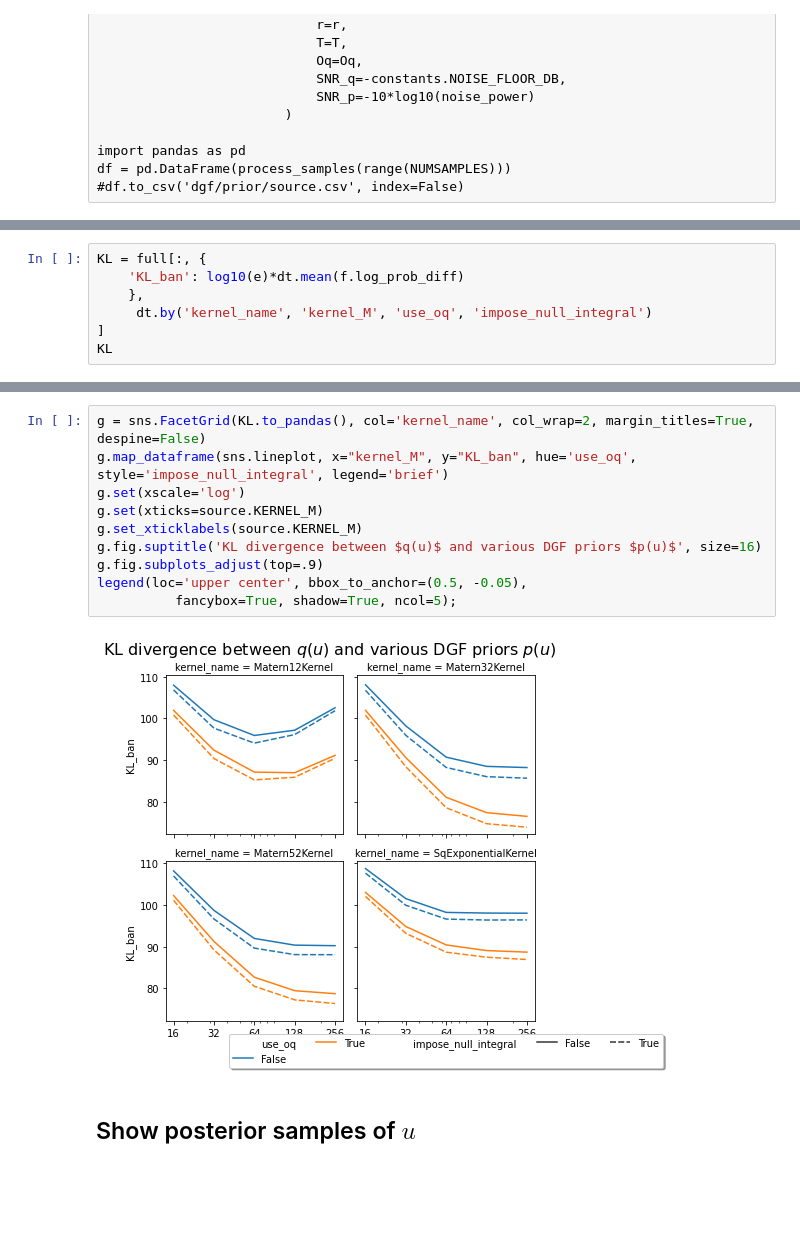
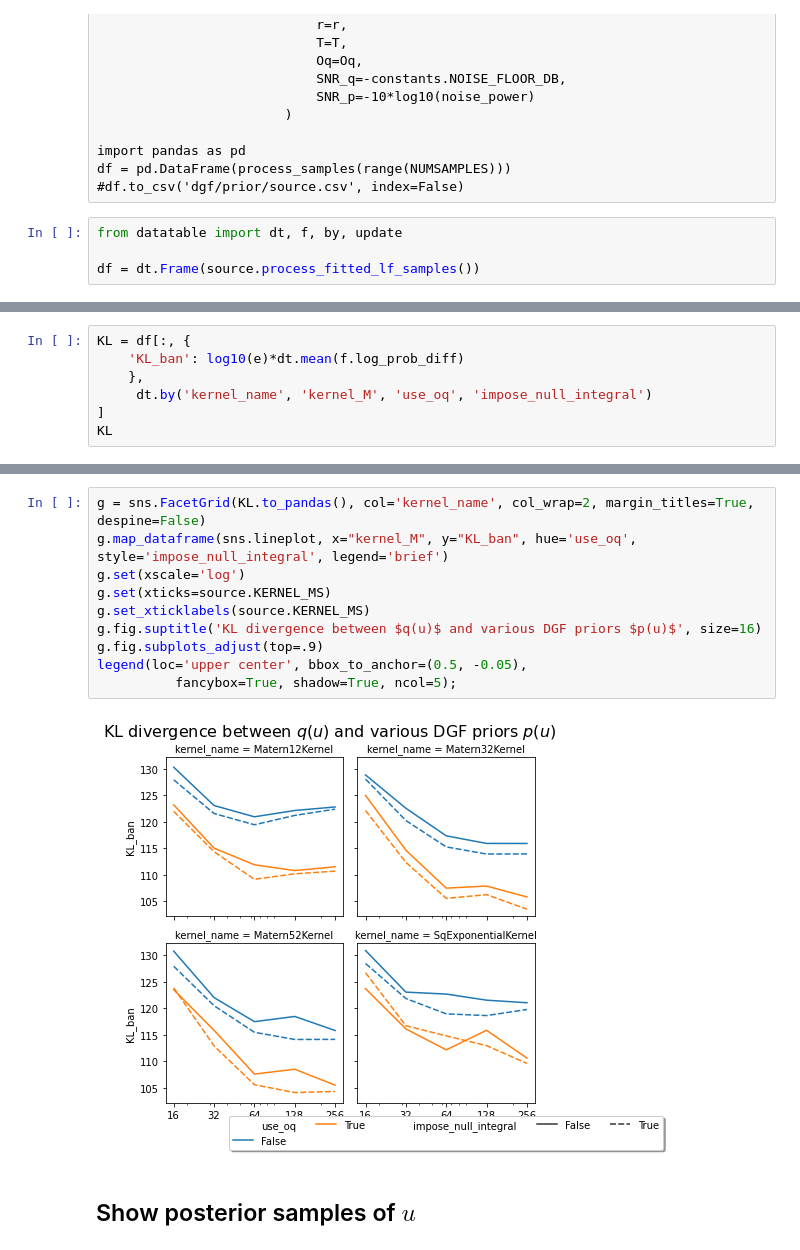
Before and after one commit to mvsoom/thesis-py, a Jupyter notebook: dgf/prior/source.ipynb, the cells around one changed output, grey strips where cells are left out. Drawn from its saved outputs; the diff is of its cells as text; blank space fills up the shorter version.

```diff
--- a/dgf/prior/source.ipynb
+++ b/dgf/prior/source.ipynb
@@ -221,3 +238,7 @@ def process_samples(indices):
 import pandas as pd
 df = pd.DataFrame(process_samples(range(NUMSAMPLES)))
 #df.to_csv('dgf/prior/source.csv', index=False)
+# %%
+from datatable import dt, f, by, update
+
+df = dt.Frame(source.process_fitted_lf_samples())
@@ -233,5 +301,5 @@ hist(full['log_prob_diff'], bins=30);
 # %%
-KL = full[:, {
+KL = df[:, {
     'KL_ban': log10(e)*dt.mean(f.log_prob_diff)
     },
      dt.by('kernel_name', 'kernel_M', 'use_oq', 'impose_null_integral')
@@ -260,15 +328,15 @@ KL
 # %%
 g = sns.FacetGrid(KL.to_pandas(), col='kernel_name', col_wrap=2, margin_titles=True, despine=False)
 g.map_dataframe(sns.lineplot, x="kernel_M", y="KL_ban", hue='use_oq', style='impose_null_integral', legend='brief')
 g.set(xscale='log')
-g.set(xticks=source.KERNEL_M)
-g.set_xticklabels(source.KERNEL_M)
+g.set(xticks=source.KERNEL_MS)
+g.set_xticklabels(source.KERNEL_MS)
 g.fig.suptitle('KL divergence between $q(u)$ and various DGF priors $p(u)$', size=16)
 g.fig.subplots_adjust(top=.9)
 legend(loc='upper center', bbox_to_anchor=(0.5, -0.05),
           fancybox=True, shadow=True, ncol=5);
 # %% [output]
-[figure, old version]
+[figure, new version]
 # %% [markdown]
 ## Show posterior samples of $u$
 # %%
```
Also changed, not shown: parts of 14 cells of this notebook, 4 other files.
